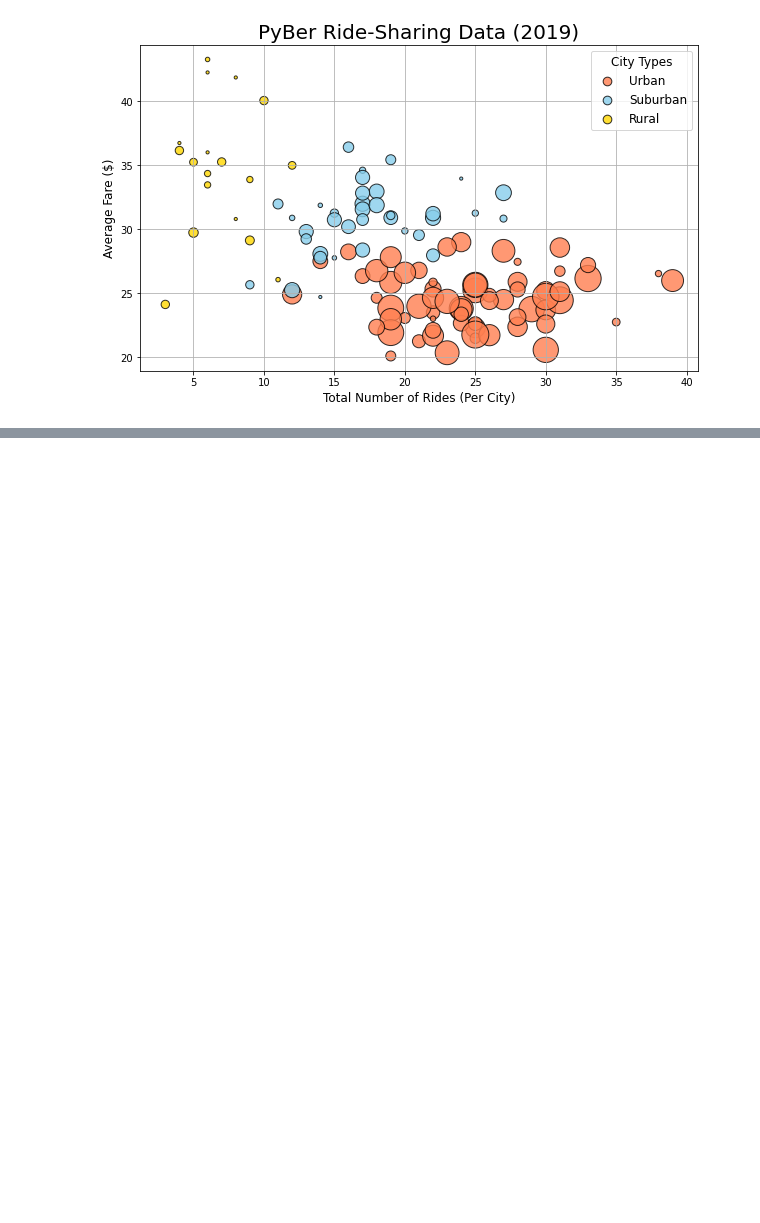
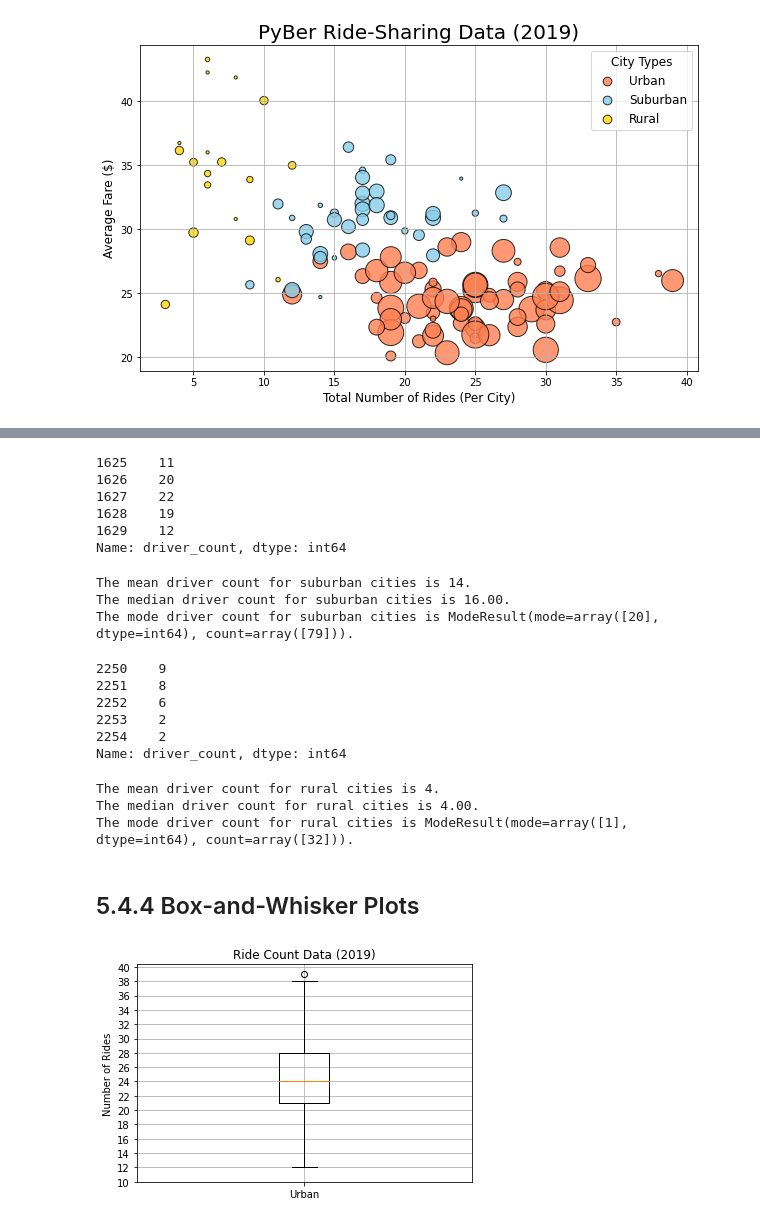
Before and after one commit to thre3firstnames/PyBer_Analysis, a Jupyter notebook: Pyber.ipynb, the cells around one changed output, grey strips where cells are left out. Saved outputs shown, nothing was run; the diff lists cells and outputs as text; code cells hidden in the pictures; blank space fills up the shorter version.

```diff
--- a/Pyber.ipynb
+++ b/Pyber.ipynb
@@ -326,0 +523,63 @@ plt.show()
+# %%
+# Get the driver count data from the urban cities.
+suburban_drivers = suburban_cities_df['driver_count']
+suburban_drivers.head()
+# %% [output]
+1625    11
+1626    20
+1627    22
+1628    19
+1629    12
+Name: driver_count, dtype: int64
+# %%
+mean_suburban_drivers = np.mean(suburban_drivers)
+print(f"The mean driver count for suburban cities is {round(mean_suburban_drivers)}.")
+
+median_suburban_drivers = np.median(suburban_drivers)
+print(f"The median driver count for suburban cities is {median_suburban_drivers:.2f}.")
+
+mode_suburban_drivers = sts.mode(suburban_drivers)
+print(f"The mode driver count for suburban cities is {mode_suburban_drivers}.")
+# %% [output]
+The mean driver count for suburban cities is 14.
+The median driver count for suburban cities is 16.00.
+The mode driver count for suburban cities is ModeResult(mode=array([20], dtype=int64), count=array([79])).
+# %%
+# Get the driver count data from the urban cities.
+rural_drivers = rural_cities_df['driver_count']
+rural_drivers.head()
+# %% [output]
+2250    9
+2251    8
+2252    6
+2253    2
+2254    2
+Name: driver_count, dtype: int64
+# %%
+mean_rural_drivers = np.mean(rural_drivers)
+print(f"The mean driver count for rural cities is {round(mean_rural_drivers)}.")
+
+median_rural_drivers = np.median(rural_drivers)
+print(f"The median driver count for rural cities is {median_rural_drivers:.2f}.")
+
+mode_rural_drivers = sts.mode(rural_drivers)
+print(f"The mode driver count for rural cities is {mode_rural_drivers}.")
+# %% [output]
+The mean driver count for rural cities is 4.
+The median driver count for rural cities is 4.00.
+The mode driver count for rural cities is ModeResult(mode=array([1], dtype=int64), count=array([32])).
+# %% [markdown]
+## 5.4.4 Box-and-Whisker Plots
+# %%
+# Create a box-and-whisker plot for the urban cities ride count.
+x_labels = ["Urban"]
+fig, ax = plt.subplots()
+ax.boxplot(urban_ride_count, labels=x_labels)
+# Add the title, y-axis label and grid.
+ax.set_title('Ride Count Data (2019)')
+ax.set_ylabel('Number of Rides')
+ax.set_yticks(np.arange(10, 41, step=2.0))
+ax.grid()
+plt.show()
+# %% [output]
+[figure, added]
```
Also changed, not shown: parts of 36 cells of this notebook, 3 other files.
